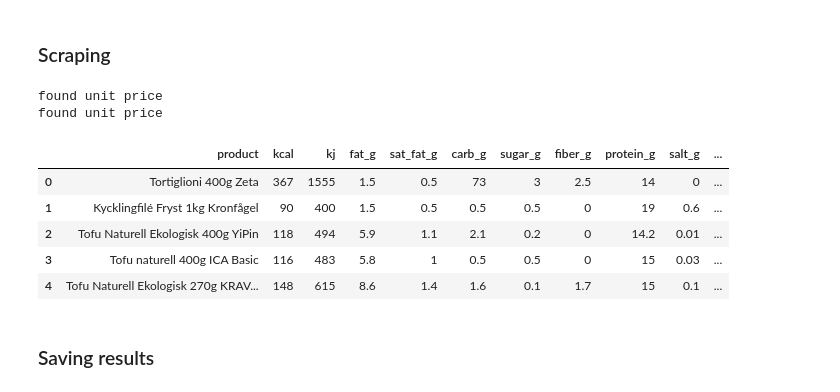
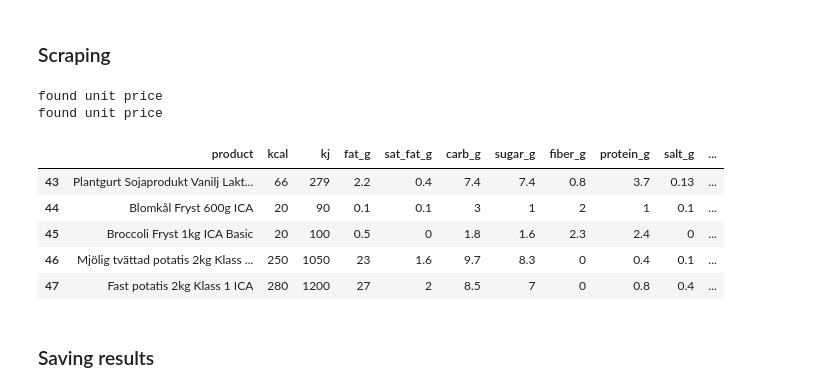
Before and after one commit to KasperLindm/BudgetSuperfood, a Jupyter notebook: FoodWebscraper.ipynb, the cells around one changed output. Cells and saved outputs as stored; diff of their text form; code cells hidden in the pictures.

```diff
--- a/FoodWebscraper.ipynb
+++ b/FoodWebscraper.ipynb
@@ -62,8 +63,10 @@ def InsertIcaProduct(df, url):
     response = requests.get(url)
     soup_data = BeautifulSoup(response.text, 'html.parser')
 
-    title  = soup_data.findAll('h1', {"class": "heading__Base-sc-1vuwqc7-0-h1 sc-ehCIER ZBWKl rZSBo"})
-    title = title[0].text.strip()
+    soup = BeautifulSoup(response.content, "html.parser")
+    dom = etree.HTML(str(soup))
+
+    title = dom.xpath('/html/body/div[1]/div/div[1]/div[2]/main/div/div[1]/div/div[2]/div[1]/div[1]/h1')[0].text
 
     kg_price = soup_data.findAll('span', {"class": "text__Text-sc-6l1yjp-0 bhymDA"})
     if(kg_price):
@@ -98,22 +101,22 @@ def InsertIcaProduct(df, url):
 # %%
 df = pd.DataFrame(columns=['product','kcal', 'kj', 'fat_g','sat_fat_g', 'carb_g', 'sugar_g', 'fiber_g','protein_g','salt_g', 'kg_price_kr', 'price_kr','link'])
 
 for value in sh[1].get_all_values():
     if(value[0]!=''):
         InsertIcaProduct(df, value[0])
 
 # Remove rows with NaN
 df = df.dropna()
-df.head()
+df.tail()
 # %% [output]
 found unit price
 found unit price
 |  | product | kcal | kj | fat_g | sat_fat_g | carb_g | sugar_g | fiber_g | protein_g | salt_g | ... |
-| 0 | Tortiglioni 400g Zeta | 367 | 1555 | 1.5 | 0.5 | 73 | 3 | 2.5 | 14 | 0 | ... |
-| 1 | Kycklingfilé Fryst 1kg Kronfågel | 90 | 400 | 1.5 | 0.5 | 0.5 | 0.5 | 0 | 19 | 0.6 | ... |
-| 2 | Tofu Naturell Ekologisk 400g YiPin | 118 | 494 | 5.9 | 1.1 | 2.1 | 0.2 | 0 | 14.2 | 0.01 | ... |
-| 3 | Tofu naturell 400g ICA Basic | 116 | 483 | 5.8 | 1 | 0.5 | 0.5 | 0 | 15 | 0.03 | ... |
-| 4 | Tofu Naturell Ekologisk 270g KRAV... | 148 | 615 | 8.6 | 1.4 | 1.6 | 0.1 | 1.7 | 15 | 0.1 | ... |
+| 43 | Plantgurt Sojaprodukt Vanilj Lakt... | 66 | 279 | 2.2 | 0.4 | 7.4 | 7.4 | 0.8 | 3.7 | 0.13 | ... |
+| 44 | Blomkål Fryst 600g ICA | 20 | 90 | 0.1 | 0.1 | 3 | 1 | 2 | 1 | 0.1 | ... |
+| 45 | Broccoli Fryst 1kg ICA Basic | 20 | 100 | 0.5 | 0 | 1.8 | 1.6 | 2.3 | 2.4 | 0 | ... |
+| 46 | Mjölig tvättad potatis 2kg Klass ... | 250 | 1050 | 23 | 1.6 | 9.7 | 8.3 | 0 | 0.4 | 0.1 | ... |
+| 47 | Fast potatis 2kg Klass 1 ICA | 280 | 1200 | 27 | 2 | 8.5 | 7 | 0 | 0.8 | 0.4 | ... |
 # %% [markdown]
 ### Saving results
 # %%
```
Also changed, not shown: parts of 4 cells of this notebook, 1 other file.
